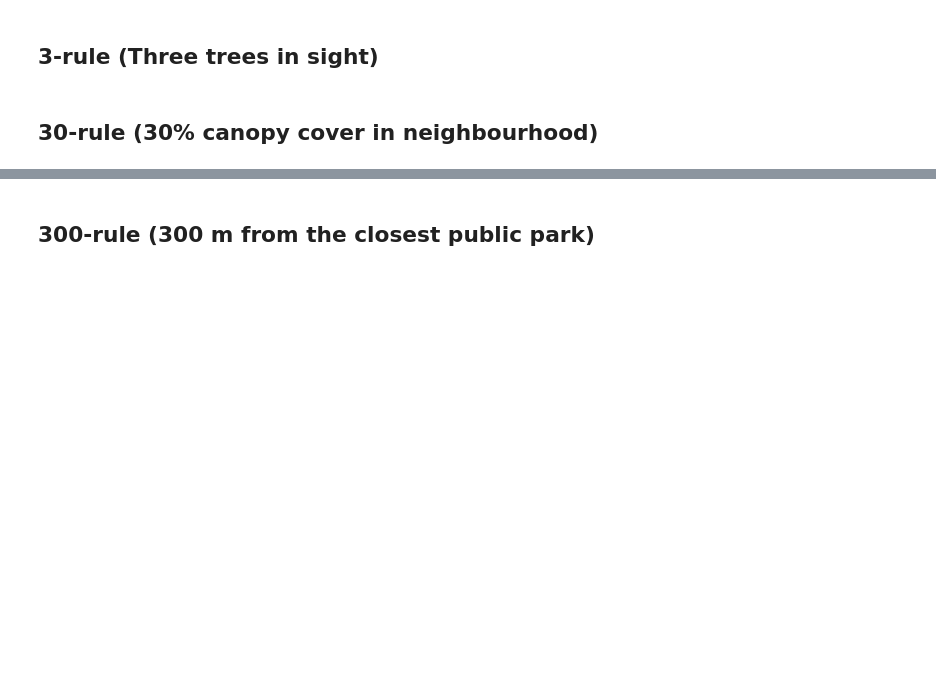
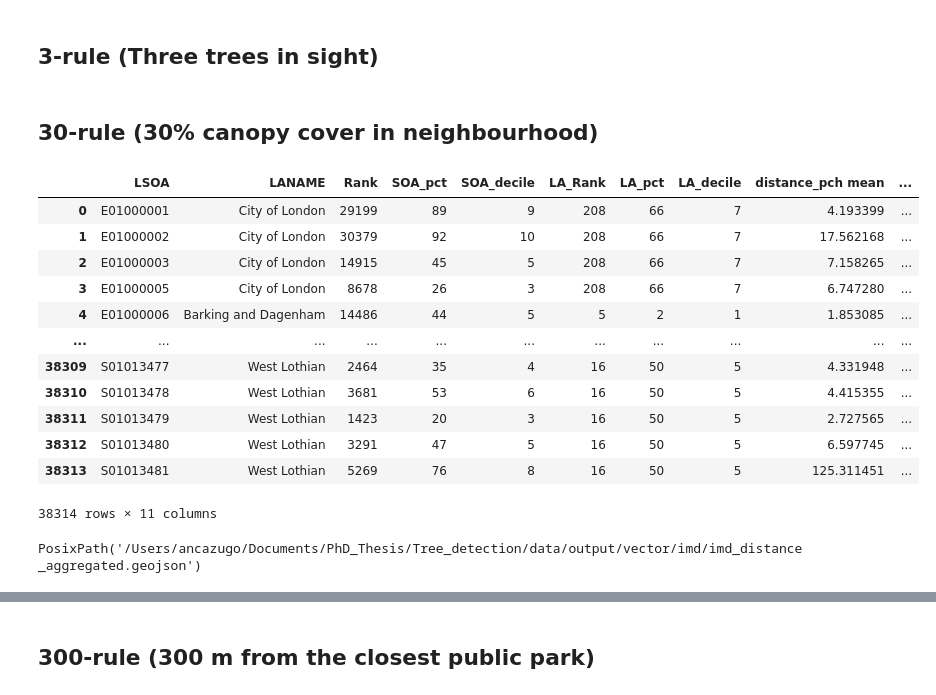
Before and after one commit to sdgresearch/3-30-300-analysis, a Jupyter notebook: notebooks/example_code.ipynb, the cells around one changed output, grey strips where cells are left out. Cells and saved outputs as stored; diff of their text form; code cells hidden in the pictures; blank space fills up the shorter version.

```diff
--- a/notebooks/example_code.ipynb
+++ b/notebooks/example_code.ipynb
@@ -345,0 +514,22 @@ with ThreadPoolExecutor(max_workers=cpu_cores_os) as executor:
+# %%
+bhf_imd_gb_agg_gpd_path = IMD_OUT_DIR / 'imd_distance_aggregated.geojson'
+# bhf_imd_gb_agg_gpd =gpd.read_file(bhf_imd_gb_agg_gpd_path)
+bhf_imd_gb_agg_gpd.drop(columns=['distance_ogs mean', 'distance_ogs count'])
+# %% [output]
+|  | LSOA | LANAME | Rank | SOA_pct | SOA_decile | LA_Rank | LA_pct | LA_decile | distance_pch mean | ... |
+| 0 | E01000001 | City of London | 29199 | 89 | 9 | 208 | 66 | 7 | 4.193399 | ... |
+| 1 | E01000002 | City of London | 30379 | 92 | 10 | 208 | 66 | 7 | 17.562168 | ... |
+| 2 | E01000003 | City of London | 14915 | 45 | 5 | 208 | 66 | 7 | 7.158265 | ... |
+| 3 | E01000005 | City of London | 8678 | 26 | 3 | 208 | 66 | 7 | 6.747280 | ... |
+| 4 | E01000006 | Barking and Dagenham | 14486 | 44 | 5 | 5 | 2 | 1 | 1.853085 | ... |
+| ... | ... | ... | ... | ... | ... | ... | ... | ... | ... | ... |
+| 38309 | S01013477 | West Lothian | 2464 | 35 | 4 | 16 | 50 | 5 | 4.331948 | ... |
+| 38310 | S01013478 | West Lothian | 3681 | 53 | 6 | 16 | 50 | 5 | 4.415355 | ... |
+| 38311 | S01013479 | West Lothian | 1423 | 20 | 3 | 16 | 50 | 5 | 2.727565 | ... |
+| 38312 | S01013480 | West Lothian | 3291 | 47 | 5 | 16 | 50 | 5 | 6.597745 | ... |
+| 38313 | S01013481 | West Lothian | 5269 | 76 | 8 | 16 | 50 | 5 | 125.311451 | ... |
+38314 rows × 11 columns
+# %%
+bhf_imd_gb_agg_gpd_path
+# %% [output]
+PosixPath('/Users/ancazugo/Documents/PhD_Thesis/Tree_detection/data/output/vector/imd/imd_distance_aggregated.geojson')
```
Also changed, not shown: parts of 39 cells of this notebook, 2 other files.
